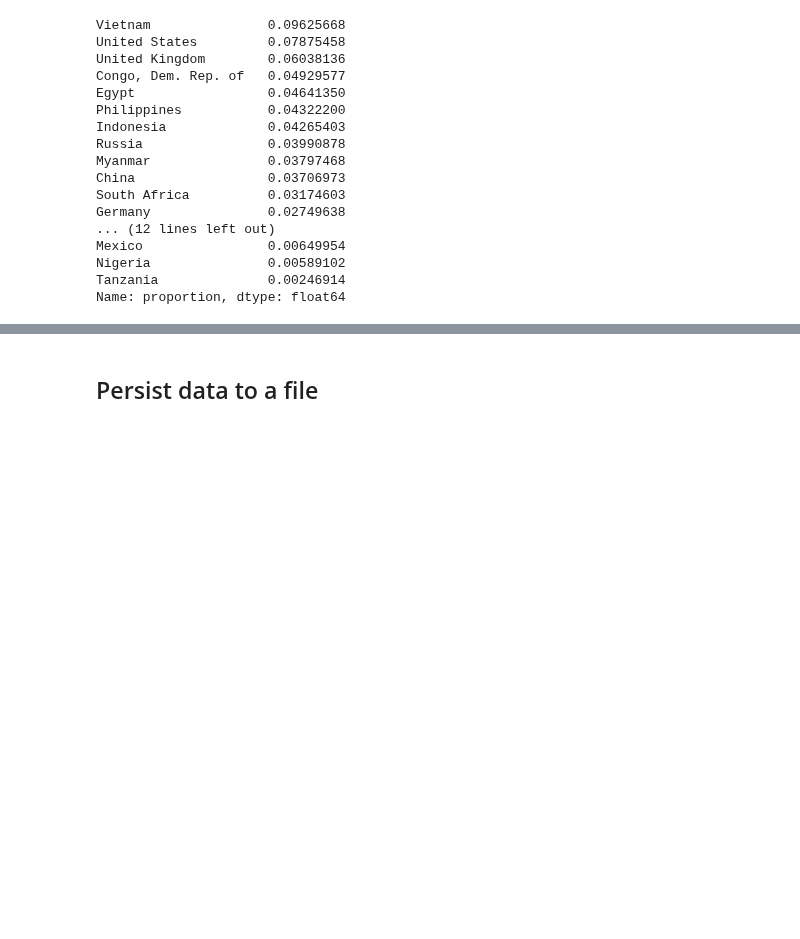
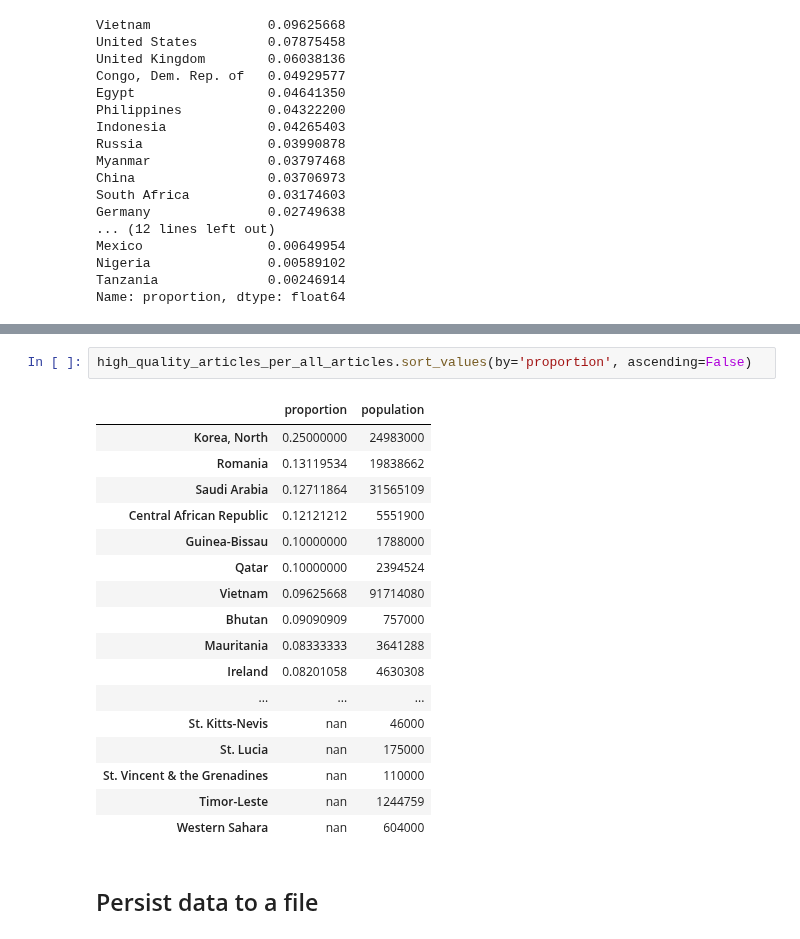
Before and after one commit to aenfield/Data512, a Jupyter notebook: data-512-a2/hcds-a2-bias.ipynb, the cells around one changed output, grey strips where cells are left out. Cells and saved outputs as stored; diff of their text form; blank space fills up the shorter version.

```diff
--- a/data-512-a2/hcds-a2-bias.ipynb
+++ b/data-512-a2/hcds-a2-bias.ipynb
@@ -677,3 +795,23 @@ Name: proportion, dtype: float64
+# %%
+high_quality_articles_per_all_articles.sort_values(by='proportion', ascending=False)
+# %% [output]
+|  | proportion | population |
+| Korea, North | 0.25000000 | 24983000 |
+| Romania | 0.13119534 | 19838662 |
+| Saudi Arabia | 0.12711864 | 31565109 |
+| Central African Republic | 0.12121212 | 5551900 |
+| Guinea-Bissau | 0.10000000 | 1788000 |
+| Qatar | 0.10000000 | 2394524 |
+| Vietnam | 0.09625668 | 91714080 |
+| Bhutan | 0.09090909 | 757000 |
+| Mauritania | 0.08333333 | 3641288 |
+| Ireland | 0.08201058 | 4630308 |
+| ... | ... | ... |
+| St. Kitts-Nevis | nan | 46000 |
+| St. Lucia | nan | 175000 |
+| St. Vincent & the Grenadines | nan | 110000 |
+| Timor-Leste | nan | 1244759 |
+| Western Sahara | nan | 604000 |
 # %% [markdown]
 ## Persist data to a file
 # %%
```
Also changed, not shown: parts of 33 cells of this notebook.
